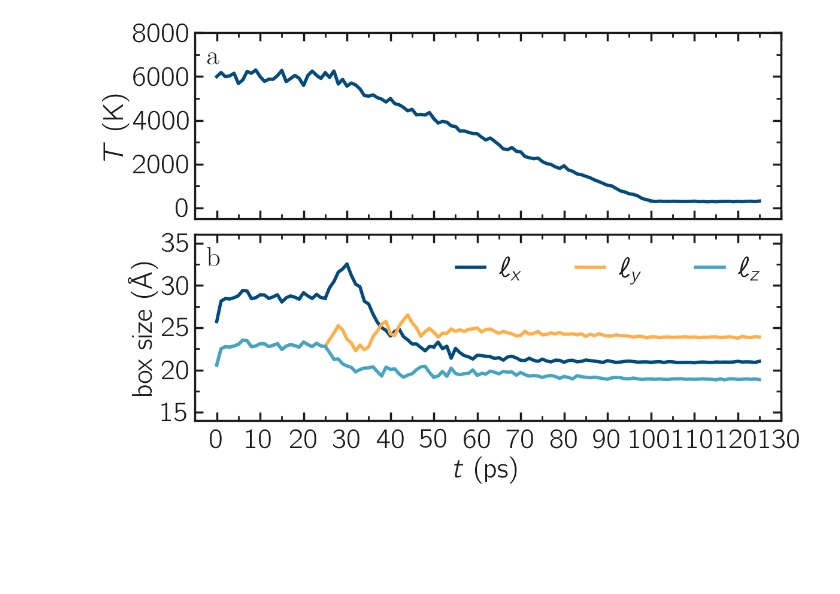
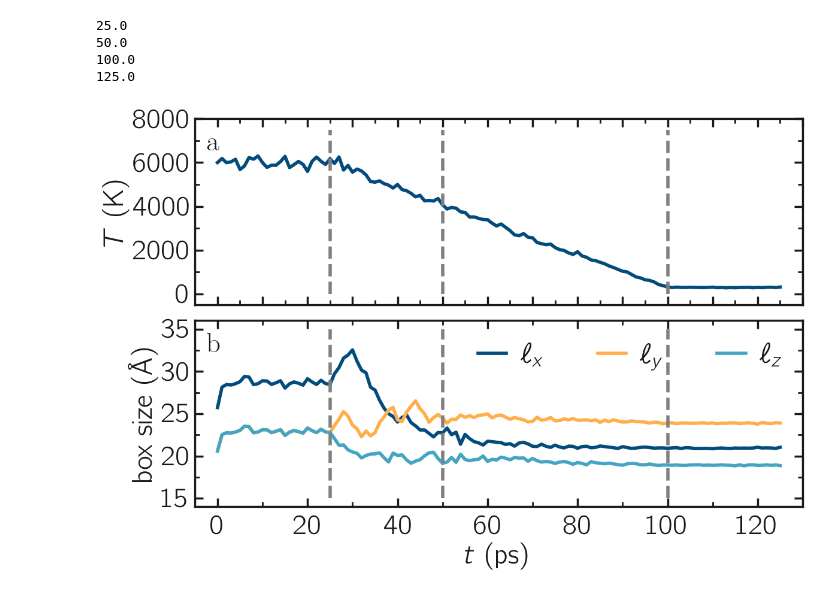
Before and after one commit to lammpstutorials/lammpstutorials-article, a Jupyter notebook: files/tutorial6/solution/generate.ipynb, the cells around one changed output. Cells and saved outputs as stored; diff of their text form; code cells hidden in the pictures; blank space fills up the shorter version.

```diff
--- a/files/tutorial6/solution/generate.ipynb
+++ b/files/tutorial6/solution/generate.ipynb
@@ -23,10 +23,16 @@ timestep = 1
 time, lx, ly, lz, temp = [], [], [], [], []
 for i in [0, 1, 2, 3]:
     time.append(log.get("Step", run_num=i)*timestep/1000) # ps
+    print(time[-1][-1])
     lx.append(log.get("Lx", run_num=i))
     ly.append(log.get("Ly", run_num=i))
     lz.append(log.get("Lz", run_num=i))
     temp.append(log.get("Temp", run_num=i))
+# %% [output]
+25.0
+50.0
+100.0
+125.0
 # %%
 filename = "GCMC-dimension"
 
@@ -39,33 +45,47 @@ myplt.add_panel()
 for i in [0, 1, 2, 3]:
     myplt.add_plot(x = time[i], y = temp[i], type = "plot", linewidth_data = 3,
                 marker = "-", data_color = color2, markersize = 12)
+x = np.linspace(0, 7500)
+myplt.add_plot(x = x*0+25, y = x, type = "plot", linewidth_data = 3,
+            marker = "--", data_color = np.array([0.5, 0.5, 0.5]), markersize = 12)
+myplt.add_plot(x = x*0+50, y = x, type = "plot", linewidth_data = 3,
+            marker = "--", data_color = np.array([0.5, 0.5, 0.5]), markersize = 12)
+myplt.add_plot(x = x*0+100, y = x, type = "plot", linewidth_data = 3,
+            marker = "--", data_color = np.array([0.5, 0.5, 0.5]), markersize = 12)
 myplt.complete_panel(ylabel = r'$T ~ (\mathrm{K})$',
                      xlabel = None, xpad = 10, legend=True, handlelength_legend=1)
 myplt.set_boundaries(x_ticks=np.arange(0, 131, 10), y_ticks=np.arange(0, 8001, 2000),
                     x_boundaries=(-5, 130), y_boundaries=(-500, 6500))
 # Panel b
 myplt.add_panel()
 for i in [0, 1, 2]:
     myplt.add_plot(x = time[i], y = lx[i], type = "plot", linewidth_data = 3,
                 marker = "-", data_color = color2, markersize = 12)
     myplt.add_plot(x = time[i], y = ly[i], type = "plot", linewidth_data = 3,
                 marker = "-", data_color = color1, markersize = 12)
     myplt.add_plot(x = time[i], y = lz[i], type = "plot", linewidth_data = 3,
                 marker = "-", data_color = color3, markersize = 12)
 i = 3
 myplt.add_plot(x = time[i], y = lx[i], type = "plot", linewidth_data = 3,
             marker = "-", data_color = color2, markersize = 12, data_label = r"$\ell_x$")
 myplt.add_plot(x = time[i], y = ly[i], type = "plot", linewidth_data = 3,
             marker = "-", data_color = color1, markersize = 12, data_label = r"$\ell_y$")
 myplt.add_plot(x = time[i], y = lz[i], type = "plot", linewidth_data = 3,
                 marker = "-", data_color = color3, markersize = 12, data_label = r"$\ell_z$")
+x = np.linspace(15, 35)
+myplt.add_plot(x = x*0+25, y = x, type = "plot", linewidth_data = 3,
+            marker = "--", data_color = np.array([0.5, 0.5, 0.5]), markersize = 12)
+myplt.add_plot(x = x*0+50, y = x, type = "plot", linewidth_data = 3,
+            marker = "--", data_color = np.array([0.5, 0.5, 0.5]), markersize = 12)
+myplt.add_plot(x = x*0+100, y = x, type = "plot", linewidth_data = 3,
+            marker = "--", data_color = np.array([0.5, 0.5, 0.5]), markersize = 12)
 myplt.complete_panel(ylabel = r'box size$~(\mathrm{\AA{}})$',
                      xlabel = r'$t~(\mathrm{ps})$', xpad = 10, legend=True, ncol_legend=3)
-myplt.set_boundaries(x_ticks=np.arange(0, 131, 10), y_ticks=np.arange(15, 38, 5),
+myplt.set_boundaries(x_ticks=np.arange(0, 131, 20), y_ticks=np.arange(15, 38, 5),
                     x_boundaries=(-5, 130), y_boundaries=(14, 36))
 
 # Print figure
 myplt.add_subplotlabels()
 myplt.save_figure(filename = filename, saving_path = path_figures)
 # %% [output]
-[figure, old version]
+[figure, new version]
```
Also changed, not shown: 5 other files.
